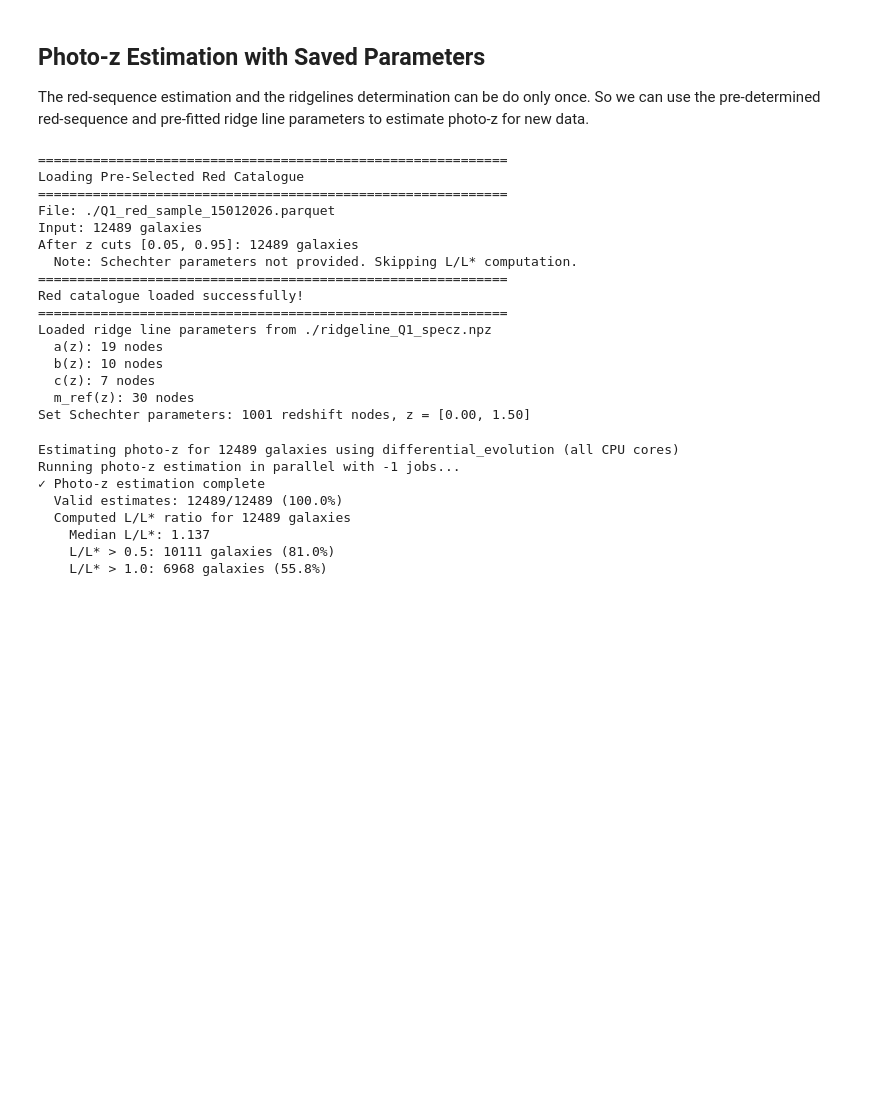
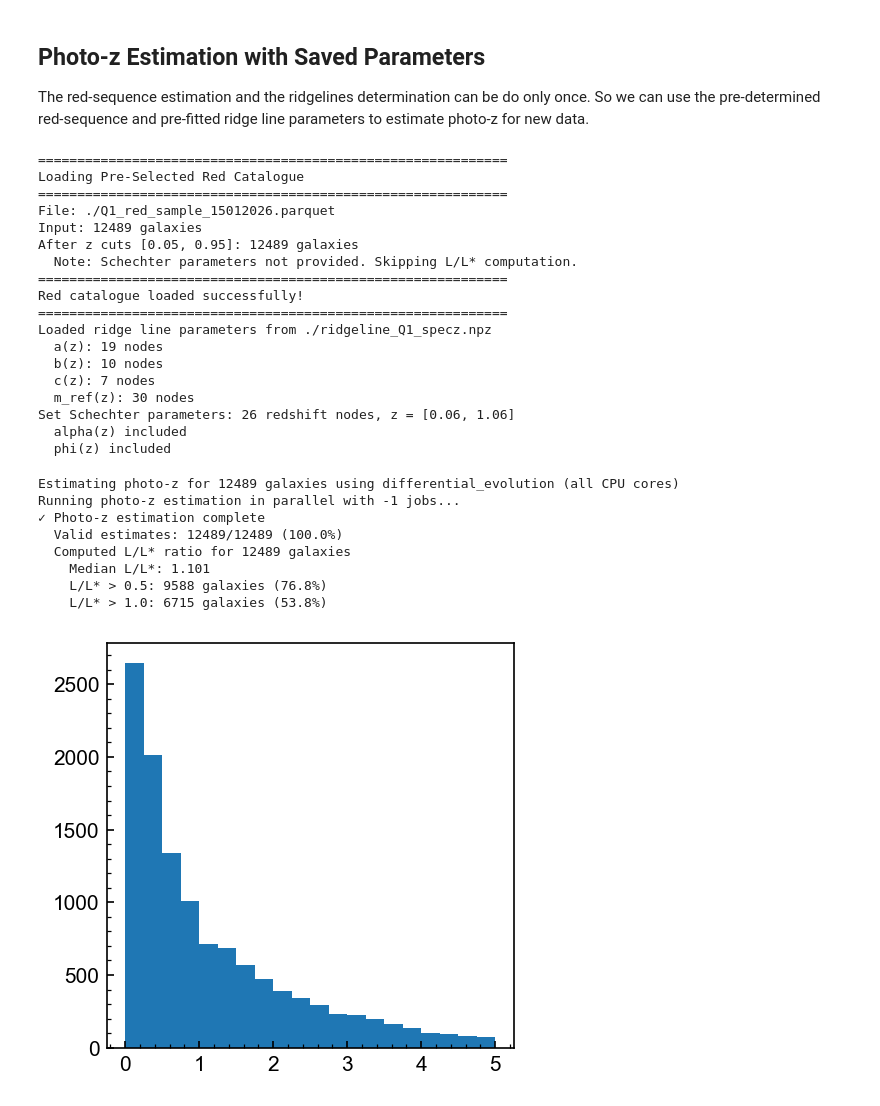
Before and after one commit to rpaviot/redgalaxies, a Jupyter notebook: example/example_usage.ipynb, the cells around one changed output. Drawn from its saved outputs; the diff is of its cells as text; code cells hidden in the pictures; blank space fills up the shorter version.

```diff
--- a/example/example_usage.ipynb
+++ b/example/example_usage.ipynb
@@ -336,7 +336,10 @@ So we can use the pre-determined red-sequence and pre-fitted ridge line paramete
 # %%
 
 z_gal2, mi_star2 = np.loadtxt('/Users/ler13nrv/Downloads/passive_luminosity_function_VIS_EUCLID.dat').T
+z_gal, mi_star,alpha_star,phi_star = np.loadtxt('/Users/ler13nrv/Downloads/GALSBI_luminosity_function_VIS_EUCLID.dat').T
+
 schechter_params =  {'z_nodes': z_gal2, 'm_star': mi_star2}#,'alpha':alpha_star,'phi':phi_star}
+schechter_params2 =  {'z_nodes': z_gal, 'm_star': mi_star,'alpha':alpha_star,'phi':phi_star}
 
 # Initialize pipeline with basic configuration
 cat = RedCatalogue(
@@ -353,7 +356,7 @@ cat = RedCatalogue(
 
 cat.load_red_catalogue('./Q1_red_sample_15012026.parquet')
 cat.load_ridge_line('./ridgeline_Q1_specz.npz')
-cat.set_schechter_params(schechter_params)
+cat.set_schechter_params(schechter_params2)
 _=cat.load_offset('./offset.npz')
 # %% [output]
 ============================================================
@@ -371,17 +374,24 @@ Loaded ridge line parameters from ./ridgeline_Q1_specz.npz
   b(z): 10 nodes
   c(z): 7 nodes
   m_ref(z): 30 nodes
-Set Schechter parameters: 1001 redshift nodes, z = [0.00, 1.50]
+Set Schechter parameters: 26 redshift nodes, z = [0.06, 1.06]
+  alpha(z) included
+  phi(z) included
 # %%
 ##And then you can simply estimate the photo-z estimation with any catalogues. Pass your photometric catalogue here
-df_red = cat.estimate_photoz(cat.df_red,method='differential_evolution',n_jobs=-1)
+df_red = cat.estimate_photoz(cat.df_red,method='differential_evolution',n_jobs=-1,return_chi2=True)
 # %% [output]
 Estimating photo-z for 12489 galaxies using differential_evolution (all CPU cores)
 Running photo-z estimation in parallel with -1 jobs...
 ✓ Photo-z estimation complete
   Valid estimates: 12489/12489 (100.0%)
   Computed L/L* ratio for 12489 galaxies
-    Median L/L*: 1.137
-    L/L* > 0.5: 10111 galaxies (81.0%)
-    L/L* > 1.0: 6968 galaxies (55.8%)
+    Median L/L*: 1.101
+    L/L* > 0.5: 9588 galaxies (76.8%)
+    L/L* > 1.0: 6715 galaxies (53.8%)
+# %%
+##You can then latter filter the red-galaxy from your photo-z catalogue with chi2 determination
+_=plt.hist(df_red['chi2'],bins=20,range=(0,5))
+# %% [output]
+[figure, added]
 # %% [markdown]
```
Also changed, not shown: parts of 1 cell of this notebook, 5 other files.
